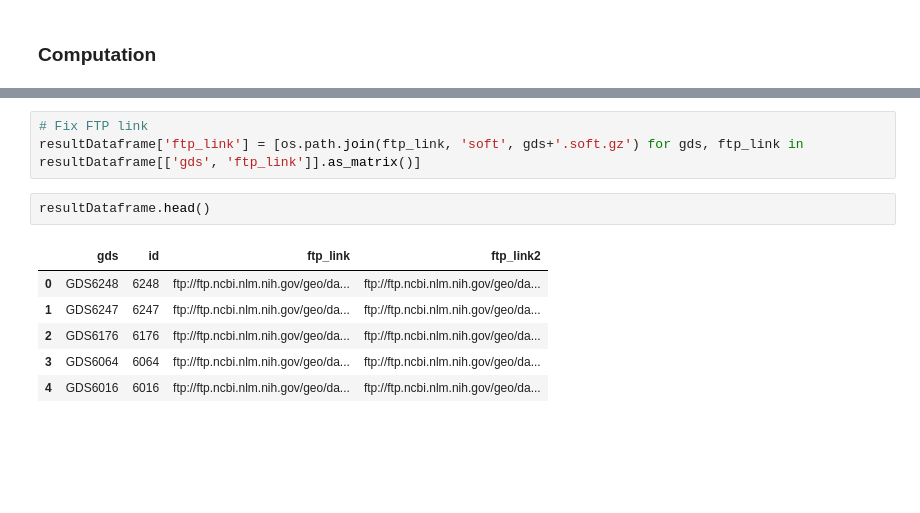
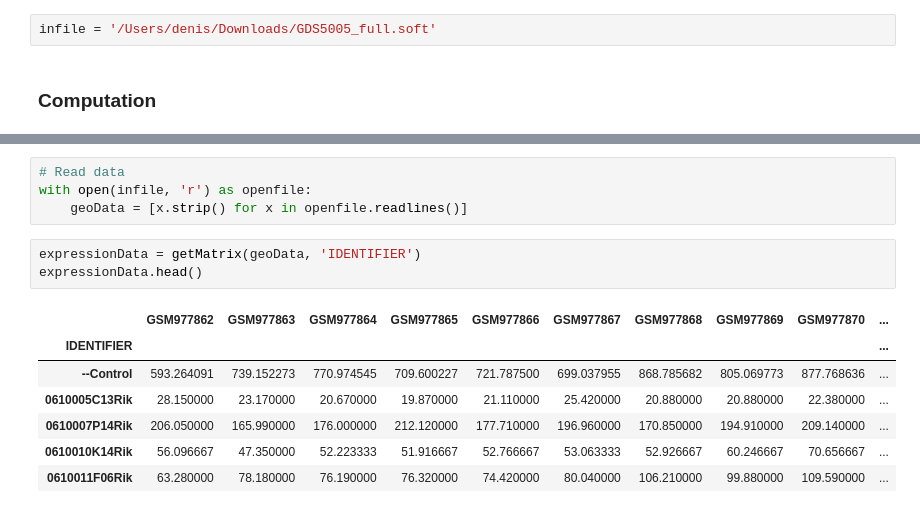
Before and after one commit to denis-torre/datasets2tools-canned-analyses, a Jupyter notebook: pipeline/notebooks/Development.ipynb, the cells around one changed output, grey strips where cells are left out. Saved outputs shown, nothing was run; the diff lists cells and outputs as text; blank space fills up the shorter version.

```diff
--- a/pipeline/notebooks/Development.ipynb
+++ b/pipeline/notebooks/Development.ipynb
@@ -12,2 +8,4 @@ outfile = 'f3-geo.dir/geo-mouse-gses.txt'
+# %%
+infile = '/Users/denis/Downloads/GDS5005_full.soft'
 # %% [markdown]
 ### Computation
@@ -54,12 +12,15 @@ resultDataframe.to_csv(outfile, sep='\t', index=False)
-# %%
-# Fix FTP link
-resultDataframe['ftp_link'] = [os.path.join(ftp_link, 'soft', gds+'.soft.gz') for gds, ftp_link in resultDataframe[['gds', 'ftp_link']].as_matrix()]
-# %%
-resultDataframe.head()
-# %% [output]
-|  | gds | id | ftp_link | ftp_link2 |
-| 0 | GDS6248 | 6248 | ftp://ftp.ncbi.nlm.nih.gov/geo/da... | ftp://ftp.ncbi.nlm.nih.gov/geo/da... |
-| 1 | GDS6247 | 6247 | ftp://ftp.ncbi.nlm.nih.gov/geo/da... | ftp://ftp.ncbi.nlm.nih.gov/geo/da... |
-| 2 | GDS6176 | 6176 | ftp://ftp.ncbi.nlm.nih.gov/geo/da... | ftp://ftp.ncbi.nlm.nih.gov/geo/da... |
-| 3 | GDS6064 | 6064 | ftp://ftp.ncbi.nlm.nih.gov/geo/da... | ftp://ftp.ncbi.nlm.nih.gov/geo/da... |
-| 4 | GDS6016 | 6016 | ftp://ftp.ncbi.nlm.nih.gov/geo/da... | ftp://ftp.ncbi.nlm.nih.gov/geo/da... |
+# %%
+# Read data
+with open(infile, 'r') as openfile:
+    geoData = [x.strip() for x in openfile.readlines()]
+# %%
+expressionData = getMatrix(geoData, 'IDENTIFIER')
+expressionData.head()
+# %% [output]
+|  | GSM977862 | GSM977863 | GSM977864 | GSM977865 | GSM977866 | GSM977867 | GSM977868 | GSM977869 | GSM977870 | ... |
+| IDENTIFIER |  |  |  |  |  |  |  |  |  | ... |
+| --Control | 593.264091 | 739.152273 | 770.974545 | 709.600227 | 721.787500 | 699.037955 | 868.785682 | 805.069773 | 877.768636 | ... |
+| 0610005C13Rik | 28.150000 | 23.170000 | 20.670000 | 19.870000 | 21.110000 | 25.420000 | 20.880000 | 20.880000 | 22.380000 | ... |
+| 0610007P14Rik | 206.050000 | 165.990000 | 176.000000 | 212.120000 | 177.710000 | 196.960000 | 170.850000 | 194.910000 | 209.140000 | ... |
+| 0610010K14Rik | 56.096667 | 47.350000 | 52.223333 | 51.916667 | 52.766667 | 53.063333 | 52.926667 | 60.246667 | 70.656667 | ... |
+| 0610011F06Rik | 63.280000 | 78.180000 | 76.190000 | 76.320000 | 74.420000 | 80.040000 | 106.210000 | 99.880000 | 109.590000 | ... |
```
Also changed, not shown: parts of 4 cells of this notebook, 4 other files.
